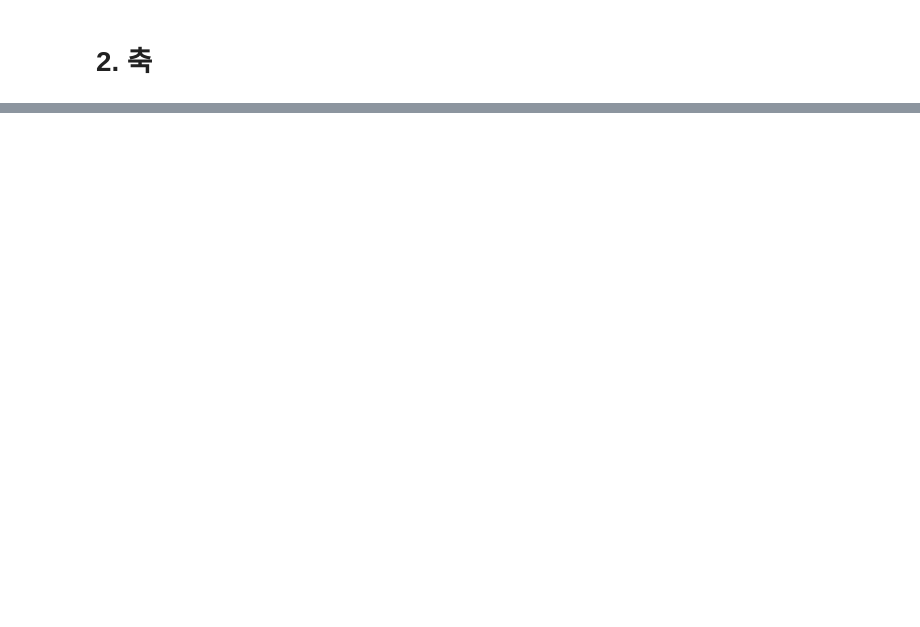
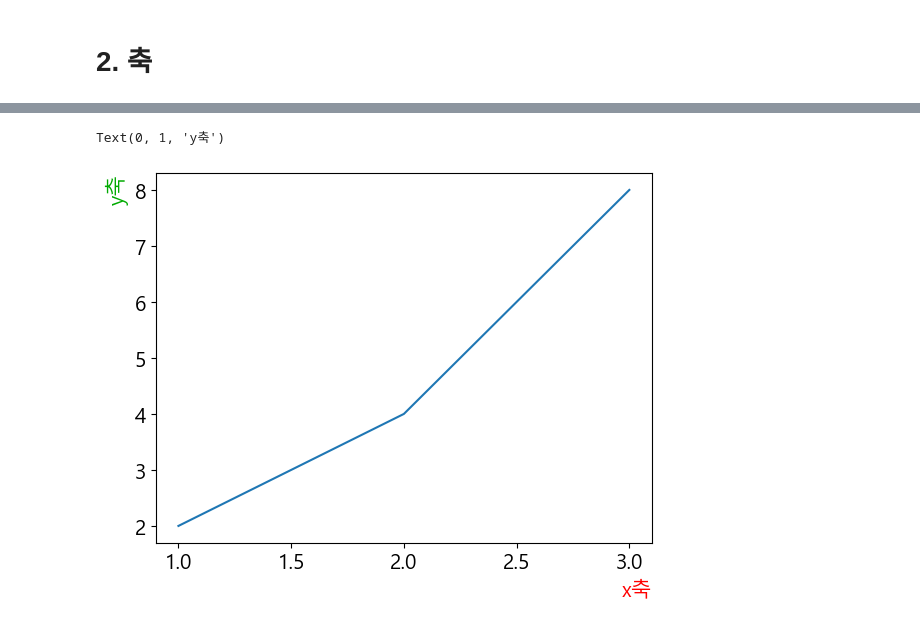
Before and after one commit to kngsujng/Data-Analysis_Study, a Jupyter notebook: PythonDataWorkspace/Matplotlib/02. 축.ipynb, the cells around one changed output, grey strips where cells are left out. Cells and saved outputs as stored; diff of their text form; code cells hidden in the pictures; blank space fills up the shorter version.

```diff
--- a/PythonDataWorkspace/Matplotlib/02. 축.ipynb
+++ b/PythonDataWorkspace/Matplotlib/02. 축.ipynb
@@ -19,0 +33,7 @@ plt.plot(x,y)
+# %%
+plt.plot(x,y)
+plt.xlabel('x축', color='r', loc='right') # left, center, ritgh
+plt.ylabel('y축', color='#00aa00', loc='top') # top, center, bottom
+# %% [output]
+Text(0, 1, 'y축')
+[figure, added]
```
Also changed, not shown: parts of 5 cells of this notebook, 2 other files.
